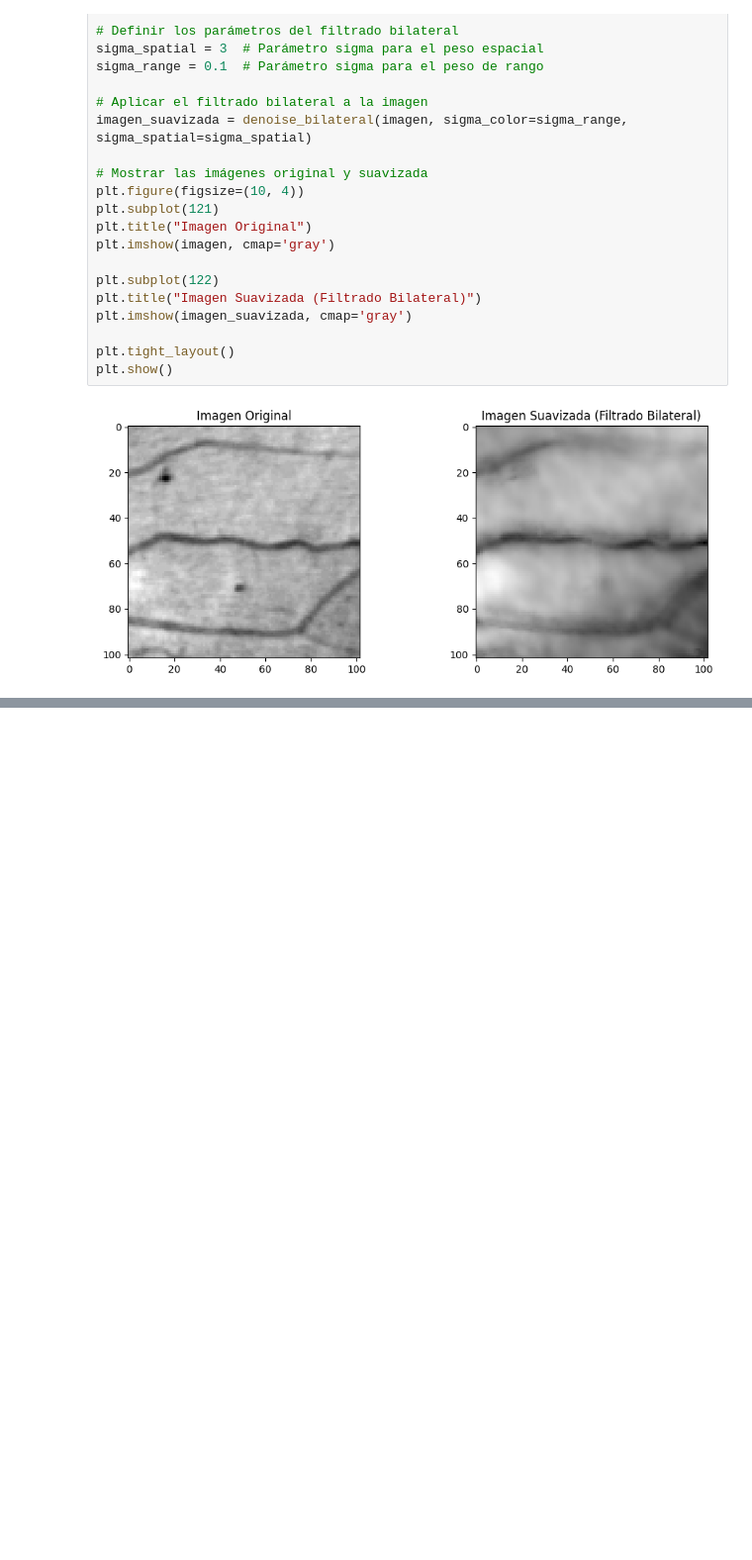
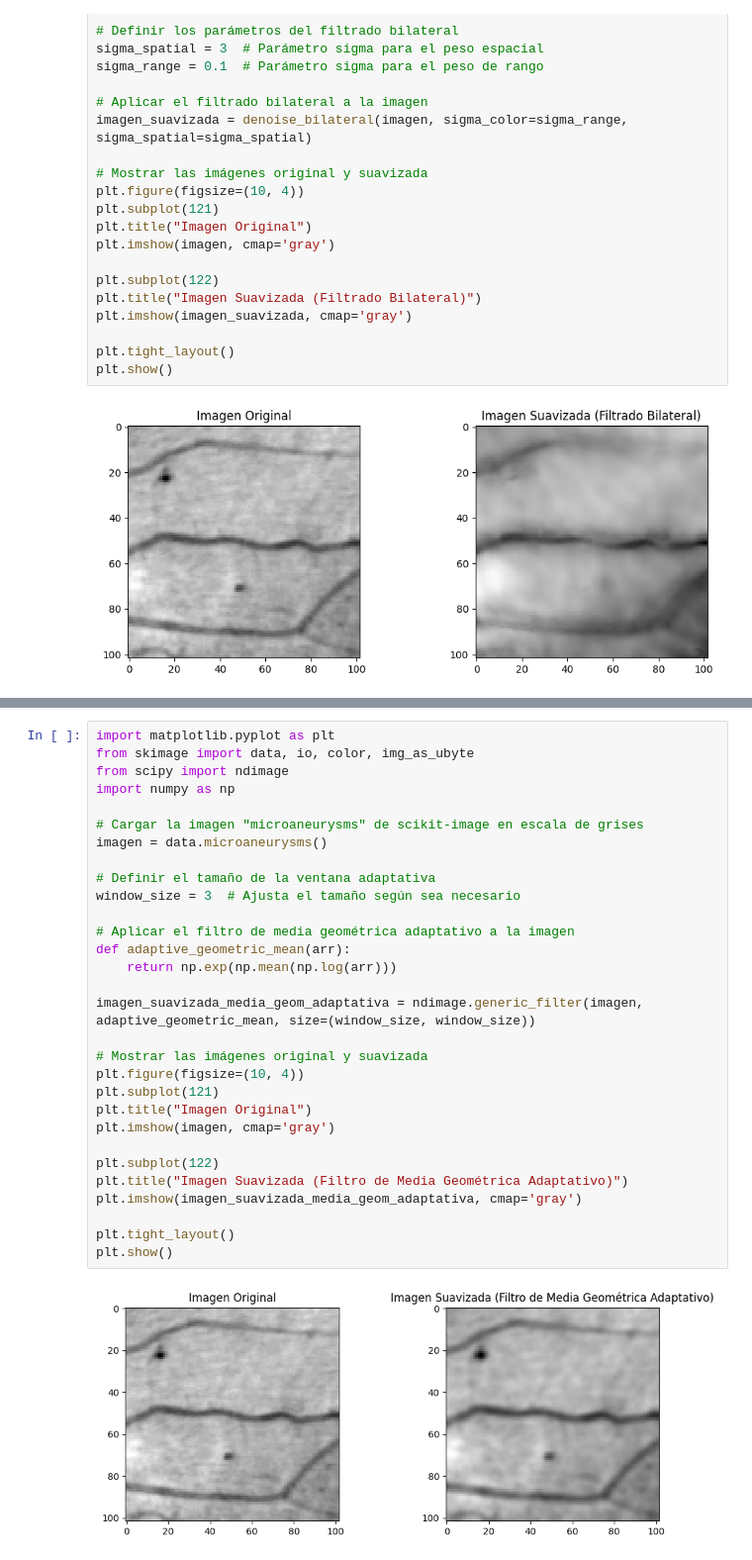
Before and after one commit to JuanZapa7a/Hello-world, a Jupyter notebook: Mejora_de_la_Imagen.ipynb, the cells around one changed output, grey strips where cells are left out. Shown at 99% size. Drawn from its saved outputs; the diff is of its cells as text; blank space fills up the shorter version.

```diff
--- a/Mejora_de_la_Imagen.ipynb
+++ b/Mejora_de_la_Imagen.ipynb
@@ -432,0 +482,32 @@ plt.show()
+# %%
+import matplotlib.pyplot as plt
+from skimage import data, io, color, img_as_ubyte
+from scipy import ndimage
+import numpy as np
+
+# Cargar la imagen "microaneurysms" de scikit-image en escala de grises
+imagen = data.microaneurysms()
+
+# Definir el tamaño de la ventana adaptativa
+window_size = 3  # Ajusta el tamaño según sea necesario
+
+# Aplicar el filtro de media geométrica adaptativo a la imagen
+def adaptive_geometric_mean(arr):
+    return np.exp(np.mean(np.log(arr)))
+
+imagen_suavizada_media_geom_adaptativa = ndimage.generic_filter(imagen, adaptive_geometric_mean, size=(window_size, window_size))
+
+# Mostrar las imágenes original y suavizada
+plt.figure(figsize=(10, 4))
+plt.subplot(121)
+plt.title("Imagen Original")
+plt.imshow(imagen, cmap='gray')
+
+plt.subplot(122)
+plt.title("Imagen Suavizada (Filtro de Media Geométrica Adaptativo)")
+plt.imshow(imagen_suavizada_media_geom_adaptativa, cmap='gray')
+
+plt.tight_layout()
+plt.show()
+# %% [output]
+[figure, added]
```
Also changed, not shown: parts of 5 cells of this notebook.
